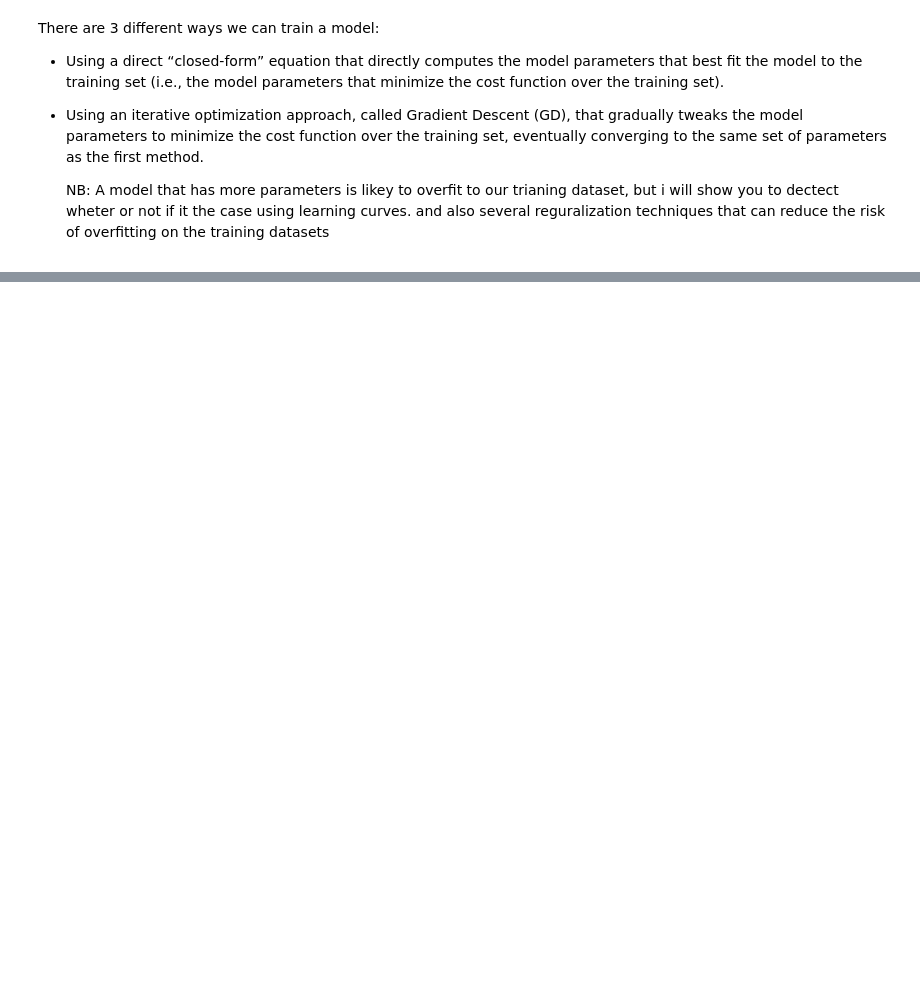
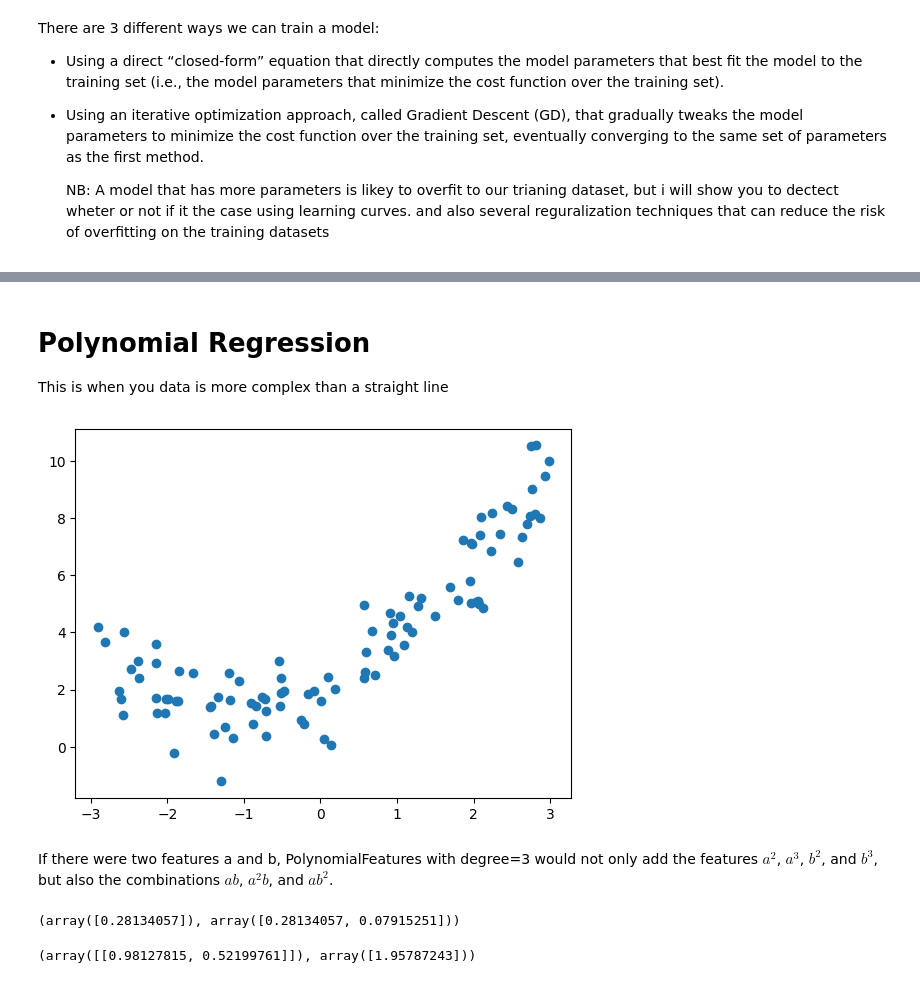
Before and after one commit to OkeyAmy/ML-100-days-of-code, a Jupyter notebook: Chapter 4.ipynb, the cells around one changed output, grey strips where cells are left out. Drawn from its saved outputs; the diff is of its cells as text; code cells hidden in the pictures; blank space fills up the shorter version.

```diff
--- a/Chapter 4.ipynb
+++ b/Chapter 4.ipynb
@@ -31,0 +158,28 @@ where:
+# %% [markdown]
+# Polynomial Regression
+
+This is when you data is more complex than a straight line
+# %%
+m = 100
+X = 6 * np.random.rand(m, 1) - 3
+y = 0.5 * X**2 + X + 2 + np.random.randn(m, 1)
+
+plt.scatter(X,y)
+plt.show()
+# %% [output]
+[figure, added]
+# %% [markdown]
+If there were two features a and b, PolynomialFeatures with degree=3 would not only add the features $a^2$, $a^3$, $b^2$, and $b^3$, but also the combinations $ab$, $a^2b$, and $ab^2$.
+# %%
+from sklearn.preprocessing import PolynomialFeatures
+poly_features = PolynomialFeatures(degree=2, include_bias=False)
+X_poly = poly_features.fit_transform(X)
+X[0], X_poly[0]
+# %% [output]
+(array([0.28134057]), array([0.28134057, 0.07915251]))
+# %%
+lin_reg = LinearRegression()
+lin_reg.fit(X_poly, y)
+lin_reg.coef_, lin_reg.intercept_
+# %% [output]
+(array([[0.98127815, 0.52199761]]), array([1.95787243]))
```
Also changed, not shown: parts of 22 cells of this notebook, 1 other file.
